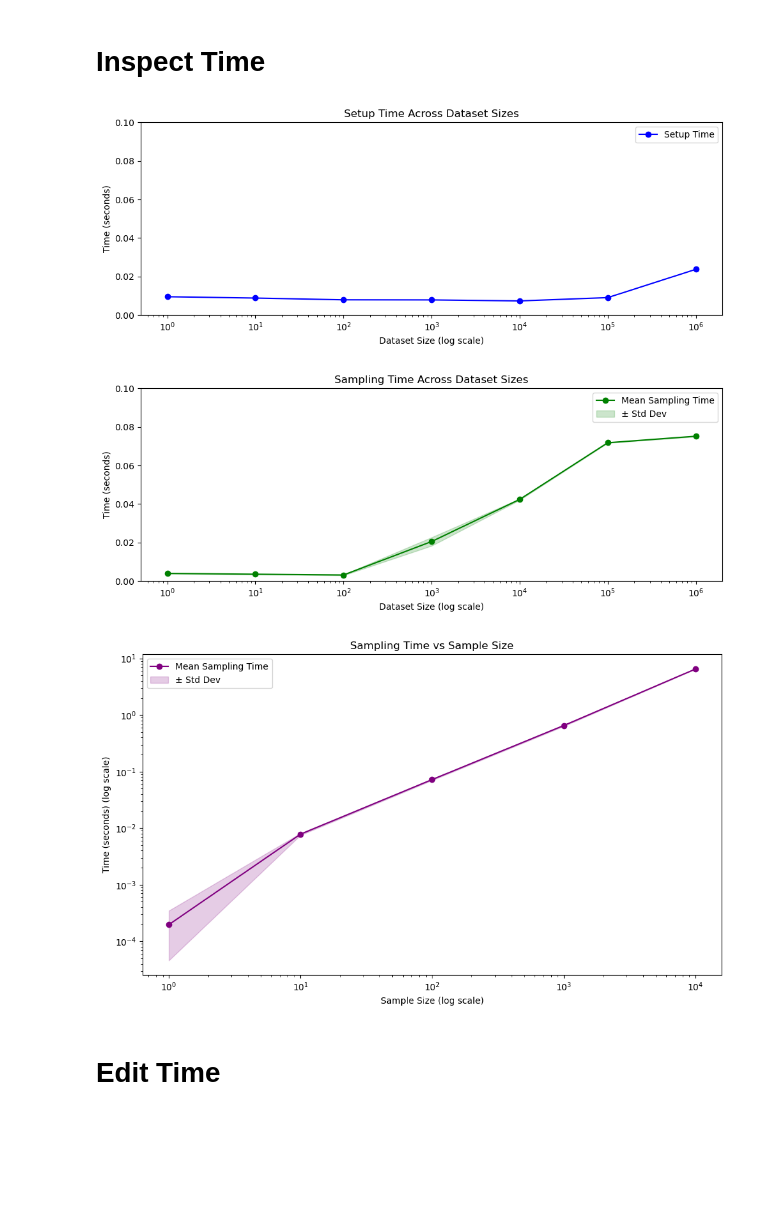
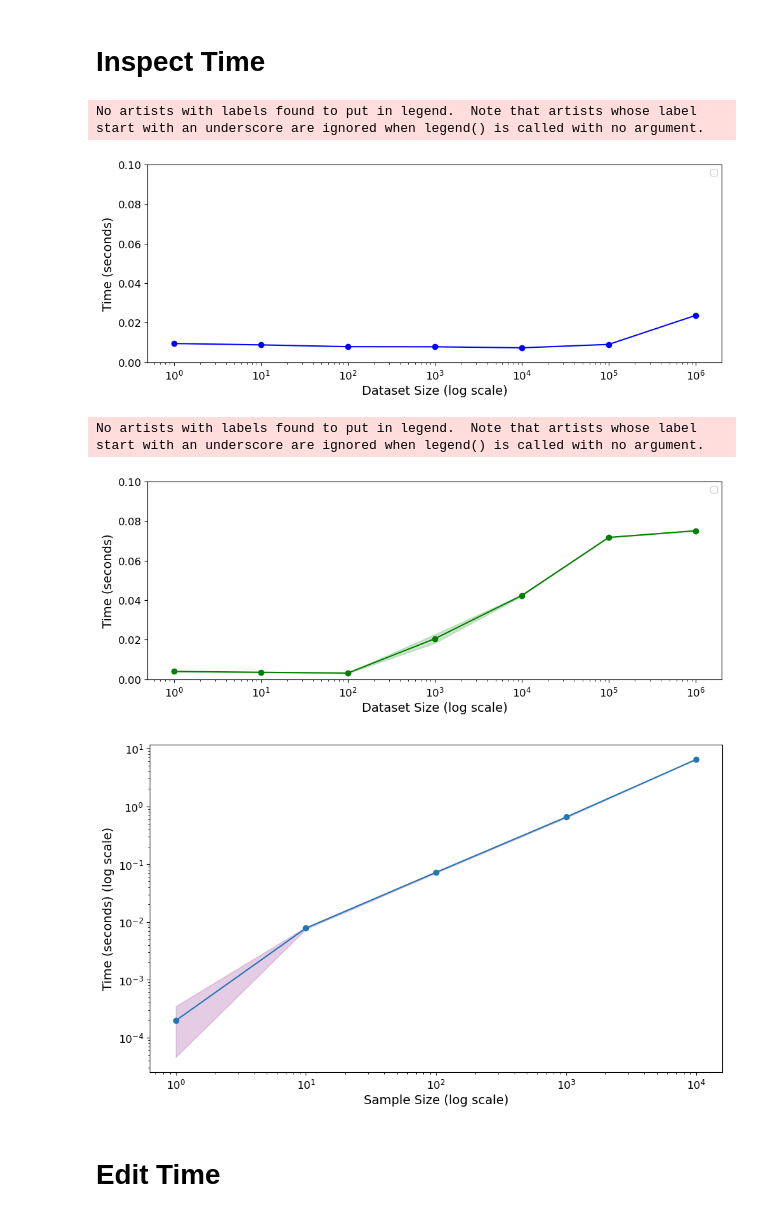
Before and after one commit to aflah02/TokenSmith, a Jupyter notebook: benchmarking/plot.ipynb, the cells around one changed output. Drawn from its saved outputs; the diff is of its cells as text; code cells hidden in the pictures; blank space fills up the shorter version.

Commit message:
Plot Design Changes for Benchmarking

```diff
--- a/benchmarking/plot.ipynb
+++ b/benchmarking/plot.ipynb
@@ -11,60 +11,74 @@ def read_json(json_path):
 # %%
 import matplotlib.pyplot as plt
 import numpy as np
 
 # Assume JSON already loaded
 benchmark_data = read_json('logs/inspect_time_across_num_docs_logs.json')
 results = benchmark_data["results"]
 
 # Extract values
 dataset_sizes = [entry["dataset_size"] for entry in results]
 setup_times = [entry["setup_time"] for entry in results]
 mean_sampling_times = [entry["mean_sampling_time"] for entry in results]
 variances = [entry["variance_sampling_time"] for entry in results]
 std_devs = np.sqrt(variances)
 
 # --- Plot 1: Setup Time ---
 plt.figure(figsize=(10, 4))
-plt.plot(dataset_sizes, setup_times, marker='o', color='blue', label='Setup Time')
+plt.plot(dataset_sizes, setup_times, marker='o', color='blue')
 plt.xscale('log')
 plt.ylim(0, 0.1)
-plt.xlabel('Dataset Size (log scale)')
-plt.ylabel('Time (seconds)')
-plt.title('Setup Time Across Dataset Sizes')
+plt.xlabel('Dataset Size (log scale)', fontsize=14)
+plt.ylabel('Time (seconds)', fontsize=14)
+# plt.title('Setup Time Across Dataset Sizes')
 # plt.grid(True, which='both', linestyle='--', alpha=0.5)
 plt.legend()
 plt.tight_layout()
 # plt.show()
 
+# Make labels and ticks bigger
+plt.xticks(fontsize=12)
+plt.yticks(fontsize=12)
+
+# Make labels bigger
+
+
+
 # Save the plot
 plt.savefig('plots/setup_time_across_dataset_sizes.pdf', bbox_inches='tight', dpi=500)
 # %% [output]
+No artists with labels found to put in legend.  Note that artists whose label start with an underscore are ignored when legend() is called with no argument.
-[figure, old version]
+[figure, new version]
 # %%
 # --- Plot 2: Sampling Time ---
 plt.figure(figsize=(10, 4))
-plt.plot(dataset_sizes, mean_sampling_times, marker='o', color='green', label='Mean Sampling Time')
+plt.plot(dataset_sizes, mean_sampling_times, marker='o', color='green')
 plt.fill_between(
     dataset_sizes,
     np.array(mean_sampling_times) - std_devs,
     np.array(mean_sampling_times) + std_devs,
     color='green',
     alpha=0.2,
-    label='± Std Dev'
+    # label='± Std Dev'
 )
 plt.xscale('log')
 plt.ylim(0, 0.1)
-plt.xlabel('Dataset Size (log scale)')
-plt.ylabel('Time (seconds)')
-plt.title('Sampling Time Across Dataset Sizes')
+plt.xlabel('Dataset Size (log scale)', fontsize=14)
+plt.ylabel('Time (seconds)', fontsize=14)
+# plt.title('Sampling Time Across Dataset Sizes')
 # plt.grid(True, which='both', linestyle='--', alpha=0.5)
 plt.legend()
 plt.tight_layout()
 # plt.show()
+# Make labels and ticks bigger
+plt.xticks(fontsize=12)
+plt.yticks(fontsize=12)
+
 
 plt.savefig('plots/sampling_time_across_dataset_sizes.pdf', bbox_inches='tight', dpi=500)
 # %% [output]
+No artists with labels found to put in legend.  Note that artists whose label start with an underscore are ignored when legend() is called with no argument.
-[figure, old version]
+[figure, new version]
 # %%
 benchmark_data = read_json('logs/inspect_time_across_num_samples_log.json')
 
@@ -80,30 +94,34 @@ std_devs = np.sqrt(variances)
 plt.figure(figsize=(10, 6))
 
 # Plot sampling time
-plt.plot(sample_sizes, mean_sampling_times, label='Mean Sampling Time', marker='o', color='purple')
+plt.plot(sample_sizes, mean_sampling_times, label='Mean Sampling Time', marker='o')
 plt.fill_between(
     sample_sizes,
     np.array(mean_sampling_times) - std_devs,
     np.array(mean_sampling_times) + std_devs,
     color='purple',
     alpha=0.2,
-    label='± Std Dev'
+    # label='± Std Dev'
 )
 
 # Log scale for x-axis
 plt.xscale('log')
 plt.yscale('log')
-plt.xlabel('Sample Size (log scale)')
-plt.ylabel('Time (seconds) (log scale)')
-plt.title('Sampling Time vs Sample Size')
-plt.legend()
+plt.xlabel('Sample Size (log scale)', fontsize=14)
+plt.ylabel('Time (seconds) (log scale)', fontsize=14)
+# plt.title('Sampling Time vs Sample Size')
+# plt.legend()
+
+plt.xticks(fontsize=12)
+plt.yticks(fontsize=12)
+
 # plt.grid(True, which='both', linestyle='--', alpha=0.5)
 plt.tight_layout()
 # plt.show()
 
 plt.savefig('plots/sampling_time_across_num_samples.pdf', bbox_inches='tight', dpi=500)
 # %% [output]
-[figure, old version]
+[figure, new version]
 # %% [markdown]
 # Edit Time
 # %%
```
Also changed, not shown: parts of 2 cells of this notebook, 5 other files.
